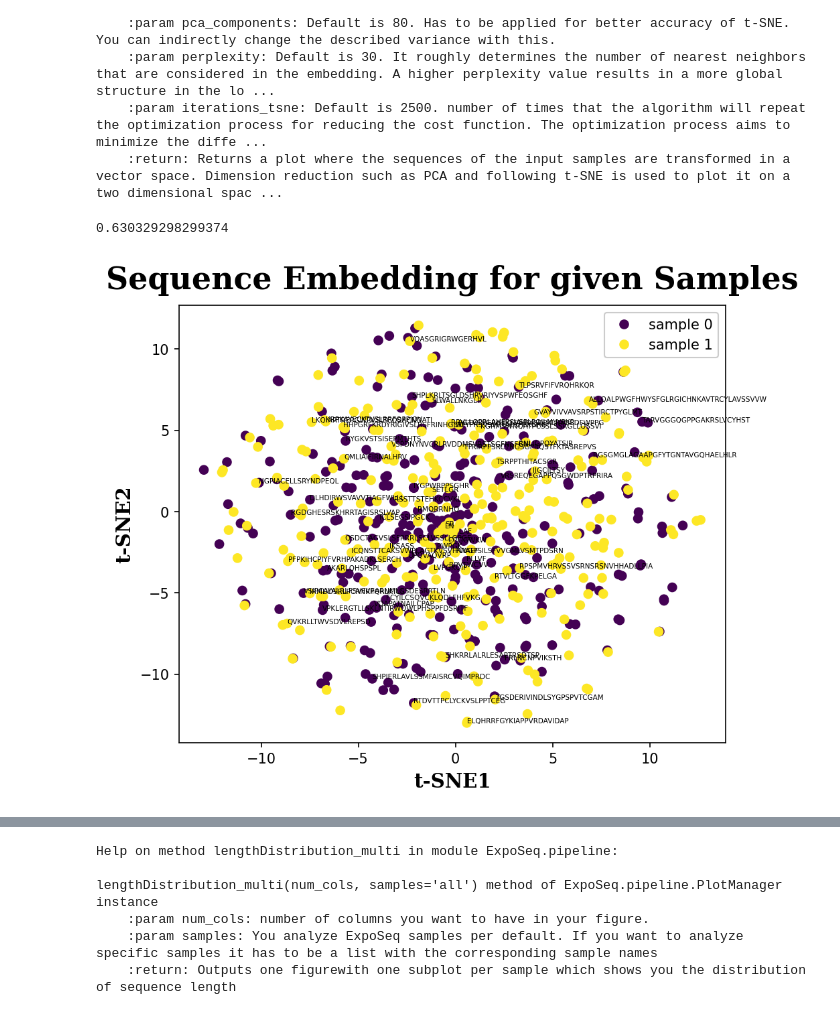
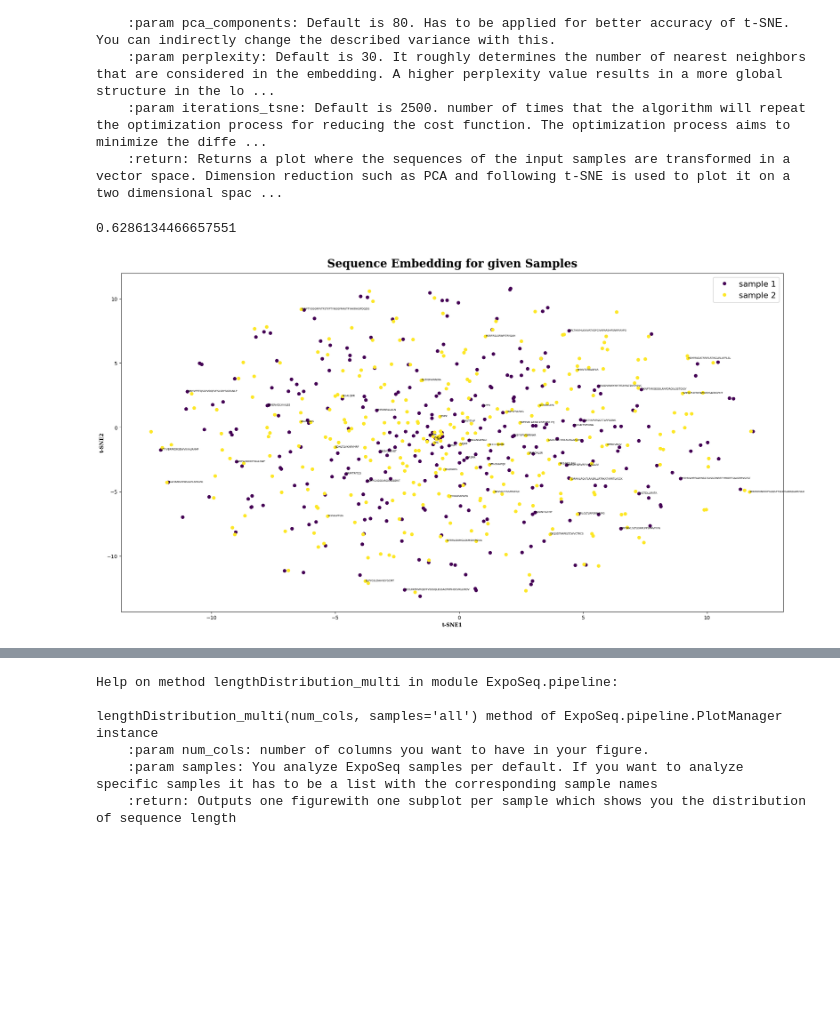
Before and after one commit to DigBioLab/ExpoSeq, a Jupyter notebook: ExpoSeq_handsOn.ipynb, the cells around one changed output, grey strips where cells are left out. Drawn from its saved outputs; the diff is of its cells as text; code cells hidden in the pictures; blank space fills up the shorter version.

```diff
--- a/ExpoSeq_handsOn.ipynb
+++ b/ExpoSeq_handsOn.ipynb
@@ -101,11 +91,11 @@ embedding_tsne(samples, strands=True, pca_components=80, perplexity=30, iteratio
     :param iterations_tsne: Default is 2500. number of times that the algorithm will repeat the optimization process for reducing the cost function. The optimization process aims to minimize the diffe ...
     :return: Returns a plot where the sequences of the input samples are transformed in a vector space. Dimension reduction such as PCA and following t-SNE is used to plot it on a two dimensional spac ...
 # %%
-plot.embedding_tsne(["sample 0", "sample 1"]) # get an overview of how your sequences from different samples differ to each other
+plot.embedding_tsne(["sample 1", "sample 2"]) # get an overview of how your sequences from different samples differ to each other
 plot.fig
 # %% [output]
-0.630329298299374
+0.6286134466657551
-[figure, old version]
+[figure, new version]
 # %%
 plot.lengthDistribution_single("sample 0")
 plot.fig
```
Also changed, not shown: parts of 27 cells of this notebook, 9 other files.
